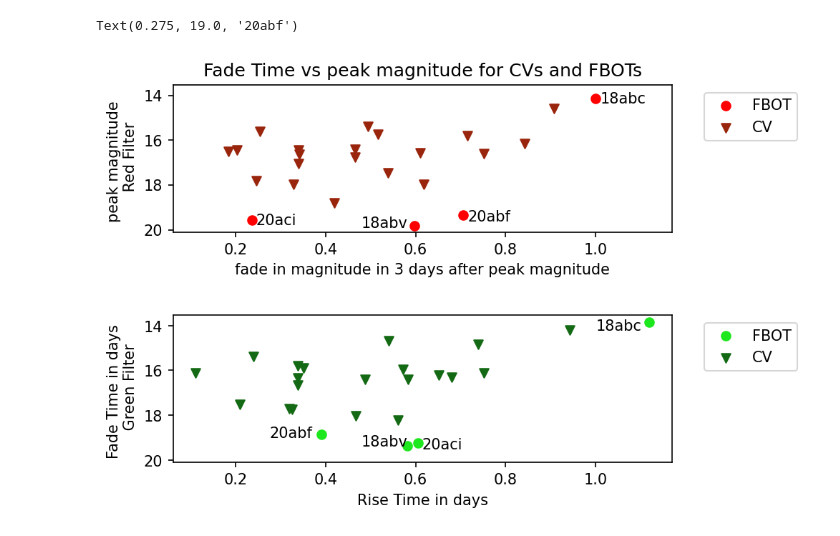
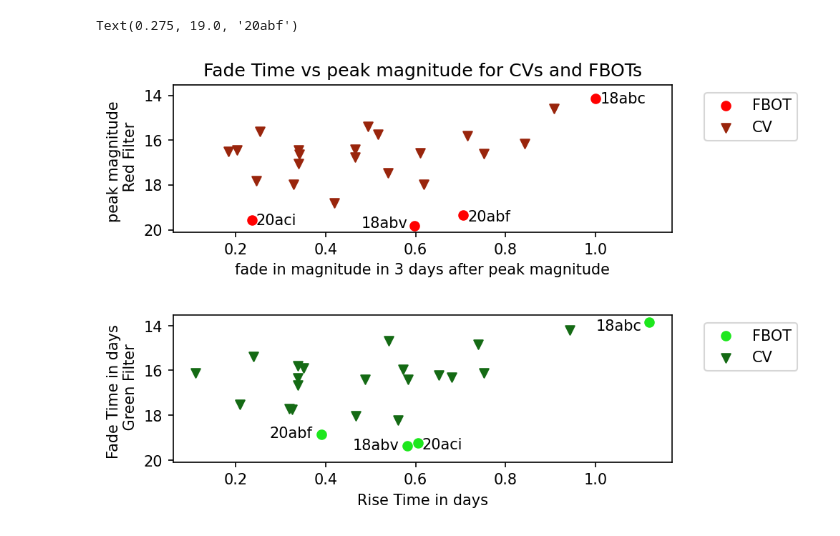
Before and after one commit to magerhart/Summer-Research, a Jupyter notebook: fade over 3 days vs magnitude.ipynb, the cells around one changed output. Drawn from its saved outputs; the diff is of its cells as text; code cells hidden in the pictures.

```diff
--- a/fade over 3 days vs magnitude.ipynb
+++ b/fade over 3 days vs magnitude.ipynb
@@ -31,32 +31,32 @@ ax2 = plt.subplot(2,1,2)
 green_fade_trans = green_fade[0:4]
 green_mag_trans = magpeak_green[0:4]
 ax2.scatter([green_fade_trans], [green_mag_trans], c='#1DE71D', label="FBOT")
 green_fade_CV = green_fade[5:25]
 green_mag_CV = magpeak_green[5:25]
 ax2.scatter([green_fade_CV], [green_mag_CV], marker='v', c='#146A14', label='CV')
 
 # plot formatting
 
 ax1.get_shared_x_axes().join(ax1,ax2)
 ax1.get_shared_y_axes().join(ax1,ax2)
 plt.xlabel("Rise Time in days")
 plt.ylabel(f'Fade Time in days \n Green Filter')
 
 ax2.legend(bbox_to_anchor=(1.05, 1.0), loc='upper left')
 plt.subplot(2,1,2)
 plt.gca().invert_yaxis()
 
 # Adding text
 ax1.text(0.48, 19.9, '18abv')
 ax1.text(1.01, 14.35, '18abc')
 ax1.text(0.2458, 19.76,'20aci')
 ax1.text(0.7158, 19.6, '20abf')
 
-ax2.text(0.48, 19.43, '18abv')
+ax2.text(0.46, 19.53, '18abv')
 ax2.text(1.0, 14.2, '18abc')
 ax2.text(0.6146, 19.510, '20aci')
 ax2.text(0.275, 19.0, '20abf')
 # %% [output]
 Text(0.275, 19.0, '20abf')
 [figure]
-[figure, old version]
+[figure, new version]
```
